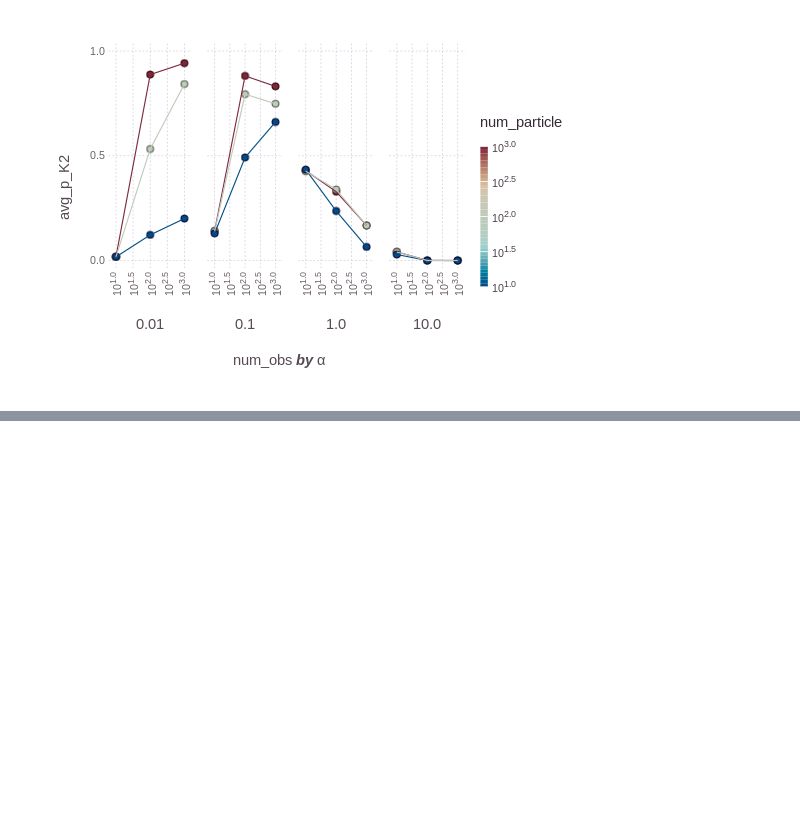
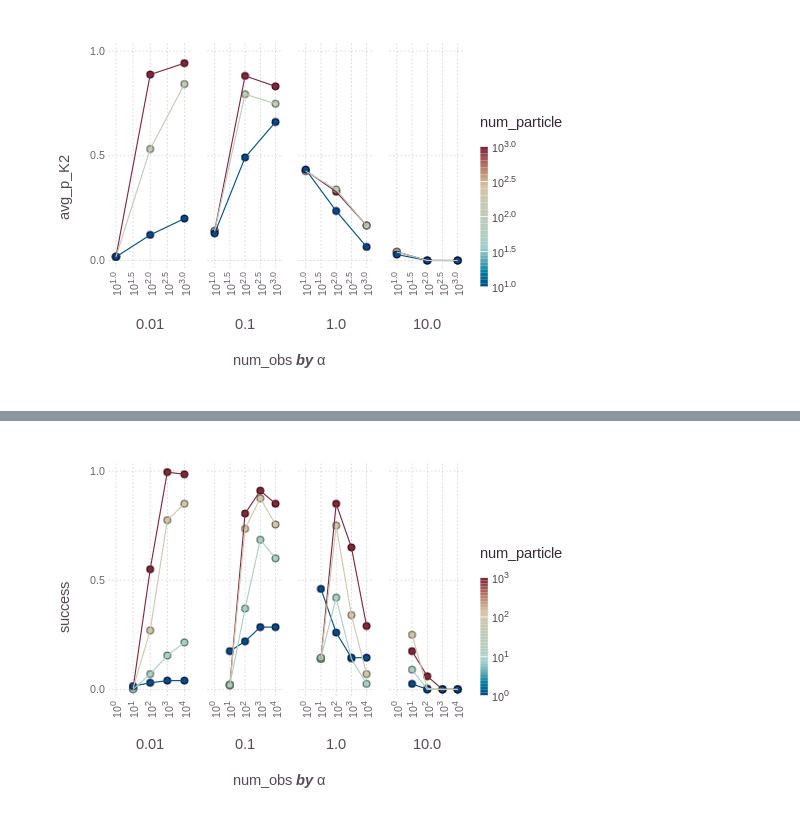
Before and after one commit to kleinschmidt/cogsci-particle-learn, a Jupyter notebook: cogcsi-notebook.ipynb, the cells around one changed output, grey strips where cells are left out. Cells and saved outputs as stored; diff of their text form; code cells hidden in the pictures; blank space fills up the shorter version.

Commit message:
add summary of run2 results

```diff
--- a/cogcsi-notebook.ipynb
+++ b/cogcsi-notebook.ipynb
@@ -84,0 +97,3 @@ plot(run1_summary, x=:num_obs, y=:avg_p_K2, color=:num_particle, xgroup=:α,
+# %%
+run2_ers = flatten(exs, results, :num_obs)
+run2_summary = results_summary(run2_ers)
@@ -84,0 +136,5 @@ plot(run1_summary, x=:num_obs, y=:avg_p_K2, color=:num_particle, xgroup=:α,
+# %%
+plot(run2_summary, x=:num_obs, y=:success, color=:num_particle, xgroup=:α,
+     Geom.subplot_grid(Geom.line, Geom.point), Scale.x_log10, Scale.color_log10)
+# %% [output]
+[figure, added]
```
Also changed, not shown: parts of 12 cells of this notebook.
